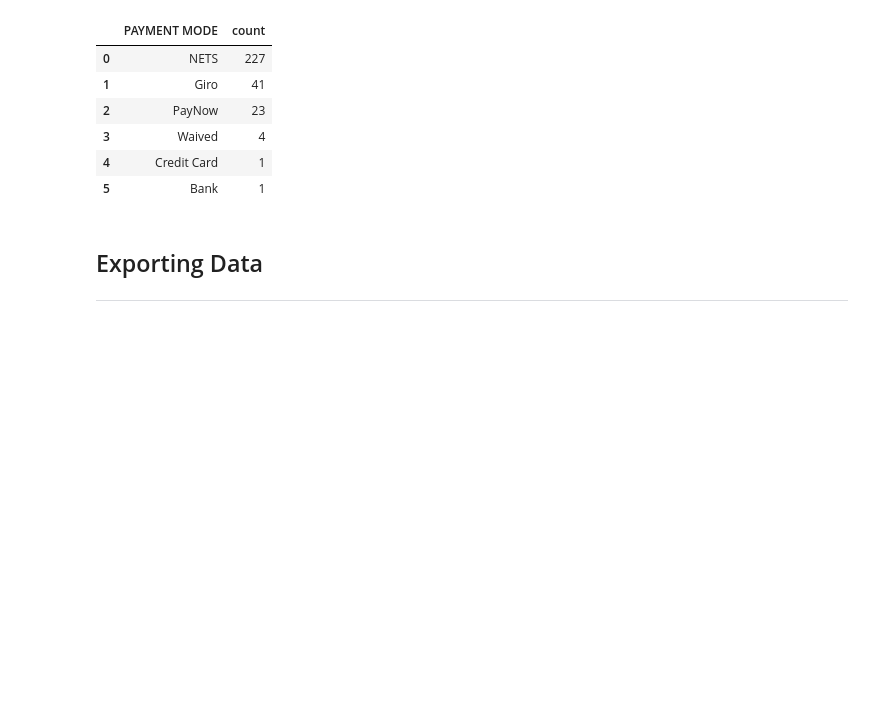
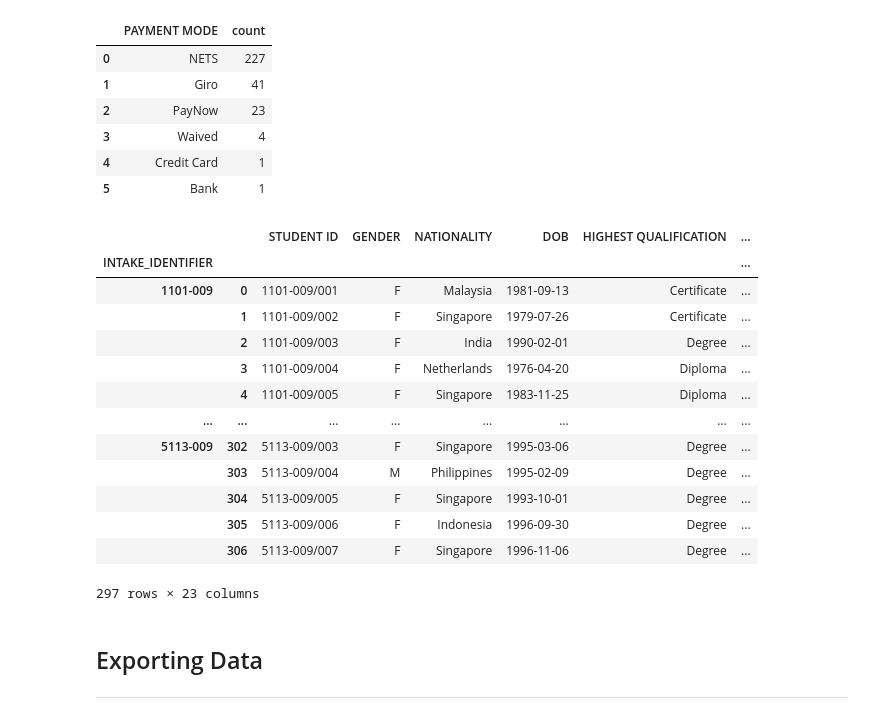
Before and after one commit to swamhtetg90/DAVI-CA2, a Jupyter notebook: data_cleaning.ipynb, the cells around one changed output. Drawn from its saved outputs; the diff is of its cells as text; code cells hidden in the pictures; blank space fills up the shorter version.

```diff
--- a/data_cleaning.ipynb
+++ b/data_cleaning.ipynb
@@ -1398,10 +1398,3 @@ Since only 1 row have got null values for  Highest Qualification, we will drop i
 # %% [markdown]
 #### Name of Qualification and Institution
 ---
-# %%
-# Split 'NAME OF QUALIFICATION AND INSTITUTION' into 'QUALIFICATION_NAME' and 'INSTITUTION_NAME'
-# Use regex to split on either comma or slash
-student_profiles[['QUALIFICATION_NAME', 'INSTITUTION_NAME']] = student_profiles['NAME OF QUALIFICATION AND INSTITUTION'].str.split(r',|/', n=1, expand=True)
-
-# Display the new columns and the original column to verify
-display(student_profiles[['NAME OF QUALIFICATION AND INSTITUTION', 'QUALIFICATION_NAME', 'INSTITUTION_NAME']].head())
@@ -2634,6 +2735,23 @@ Payment Mode column standardized:
 | 3 | Waived | 4 |
 | 4 | Credit Card | 1 |
 | 5 | Bank | 1 |
+# %%
+student_profiles
+# %% [output]
+|  |  | STUDENT ID | GENDER | NATIONALITY | DOB | HIGHEST QUALIFICATION | ... |
+| INTAKE_IDENTIFIER |  |  |  |  |  |  | ... |
+| 1101-009 | 0 | 1101-009/001 | F | Malaysia | 1981-09-13 | Certificate | ... |
+|  | 1 | 1101-009/002 | F | Singapore | 1979-07-26 | Certificate | ... |
+|  | 2 | 1101-009/003 | F | India | 1990-02-01 | Degree | ... |
+|  | 3 | 1101-009/004 | F | Netherlands | 1976-04-20 | Diploma | ... |
+|  | 4 | 1101-009/005 | F | Singapore | 1983-11-25 | Diploma | ... |
+| ... | ... | ... | ... | ... | ... | ... | ... |
+| 5113-009 | 302 | 5113-009/003 | F | Singapore | 1995-03-06 | Degree | ... |
+|  | 303 | 5113-009/004 | M | Philippines | 1995-02-09 | Degree | ... |
+|  | 304 | 5113-009/005 | F | Singapore | 1993-10-01 | Degree | ... |
+|  | 305 | 5113-009/006 | F | Indonesia | 1996-09-30 | Degree | ... |
+|  | 306 | 5113-009/007 | F | Singapore | 1996-11-06 | Degree | ... |
+297 rows × 23 columns
 # %% [markdown]
 ## Exporting Data
 ---
```
Also changed, not shown: parts of 22 cells of this notebook.
